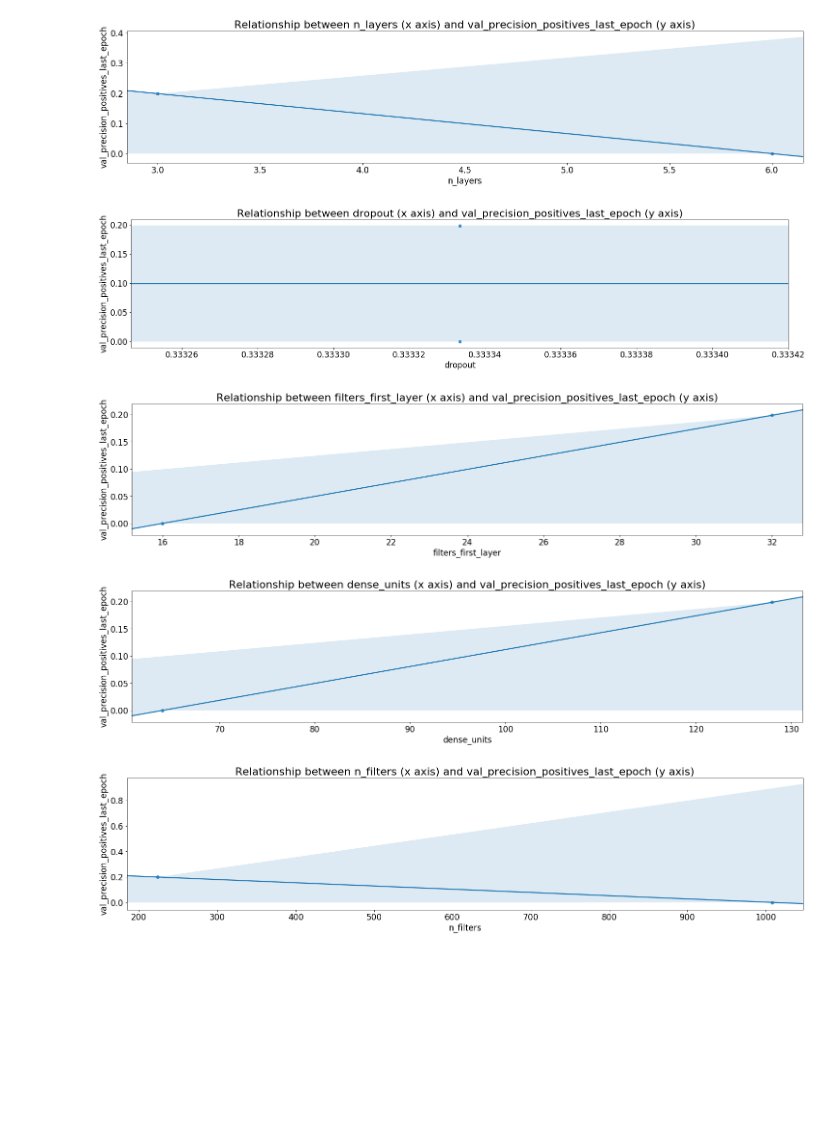
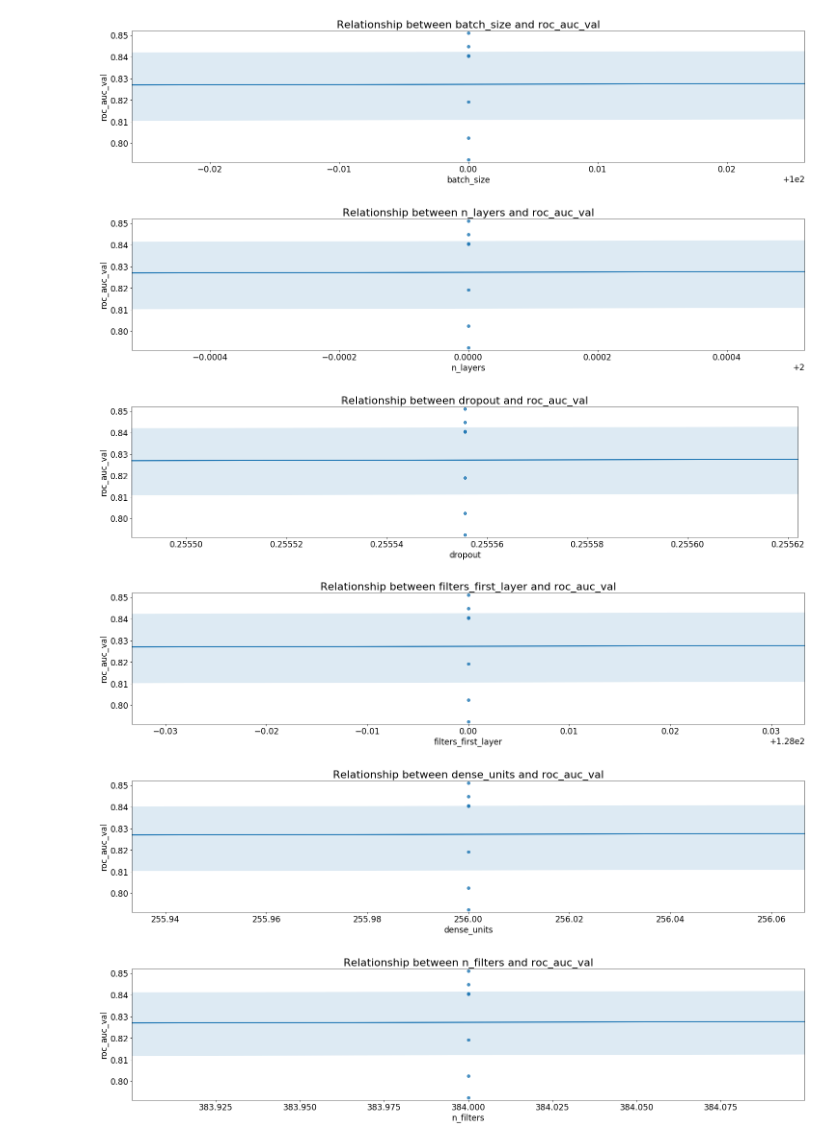
Before and after one commit to javiermas/building-damage, a Jupyter notebook: notebooks/TUTORIAL_04_viewing_experiments.ipynb, the cells around one changed output. Drawn from its saved outputs; the diff is of its cells as text; code cells hidden in the pictures; blank space fills up the shorter version.

```diff
--- a/notebooks/TUTORIAL_04_viewing_experiments.ipynb
+++ b/notebooks/TUTORIAL_04_viewing_experiments.ipynb
@@ -23,14 +27,19 @@ plt.rc('figure', titlesize=BIGGER_SIZE)  # fontsize of the figure title
 # %%
 EXPERIMENTS_PATH = '../logs/experiments/'
+FIRST_DATE = datetime(2019, 12, 1)
 experiment_files = [e for e in os.listdir(EXPERIMENTS_PATH) if 'experiment' in e]
 experiments = []
+cities = ['aleppo', 'damascus', 'daraa', 'idlib', 'homs', 'hama', 'raqqa']
 for experiment in experiment_files:
     with open(f'{EXPERIMENTS_PATH}/{experiment}', 'rb') as f:
         try:
-            _json = eval(json.load(f))
+            _json = json.load(f).replace('nan', '"nan"').replace('ResourceExhaustedError()', '"exhausted"')
+            _json = eval(_json)#)
             _json['name'] = experiment
             if experiment != experiment:
                 print(_json)
+            for city in cities:
+                _json[f'contains_{city}'] = city in _json['features']
             experiments.append(_json)
         except Exception as e:
             print(f'Problem loading file {experiment}')
@@ -38,28 +47,25 @@ for experiment in experiment_files:
 
 experiments = pd.DataFrame(experiments)
 experiments['datetime'] = experiments['name'].apply(lambda x: datetime.fromtimestamp(int(x.split('_')[1].split('.')[0])))
-time_of_interest = datetime(2019, 6, 25, 0)
-experiments = experiments.loc[experiments['datetime'] >= time_of_interest]
+experiments = experiments.loc[experiments['datetime'] >= FIRST_DATE]
 experiments = experiments.set_index('datetime')
-columns_to_mean = ['loss', 'precision_positives', 'precision_negatives', 'recall_positives', 'recall_negatives']
-for col in columns_to_mean:
-    experiments[f'{col}_last_epoch'] = experiments[col].apply(lambda x: np.nan if isinstance(x, float) else x[-1])
-    experiments[f'val_{col}_last_epoch'] = experiments[f'val_{col}'].apply(lambda x: np.nan if isinstance(x, float) else x[-1])
+#columns_to_mean = ['loss', 'precision_positives', 'precision_negatives', 'recall_positives', 'recall_negatives']
+#for col in columns_to_mean:
+#    experiments[f'{col}_last_epoch'] = experiments[col].apply(lambda x: np.nan if isinstance(x, float) else x[-1])
+#    experiments[f'val_{col}_last_epoch'] = experiments[f'val_{col}'].apply(lambda x: np.nan if isinstance(x, float) else x[-1])
 
 spaces = pd.DataFrame(experiments['space'].tolist(), index=experiments.index)
-experiments = experiments.join(spaces)
-
+experiments = experiments.join(spaces).sort_index(ascending=False)
+experiments = experiments.loc[experiments['epochs'] > 1] # In case some test experiments went through
 #experiments['class_weight'] = experiments['class_weight'].apply(lambda x: x[1])
 experiments['n_layers'] = experiments['convolutional_layers'].apply(len)
 experiments['dropout'] = experiments['convolutional_layers'].apply(lambda x: x[0]['dropout'] if x else np.nan)
 experiments['filters_first_layer'] = experiments['convolutional_layers'].apply(lambda x: x[0]['filters'] if x else np.nan)
 experiments['n_filters'] = experiments['convolutional_layers'].apply(lambda x: sum(layer['filters'] for layer in x))
 experiments['activation'] = experiments['convolutional_layers'].apply(lambda x: x[0]['activation'] if x else np.nan)
-if 'log' in experiments:
-    experiments = experiments.loc[experiments['log'].isnull()]
-experiments = experiments.loc[experiments['model'] == "<class 'damage.models.cnn.CNN'>"]
-metrics = [m for m in experiments if 'last_epoch' in m]
-experiments = experiments.loc[experiments['features'] == 'example_daraa.p']
+experiments['weight_1'] = experiments['class_weight'].apply(lambda x: x[1])
+#experiments = experiments.loc[experiments['model'] == "<class 'damage.models.cnn.CNN'>"]
+metrics = ['recall_val', 'roc_auc_val', 'precision_val']
 print(experiments.shape)
 experiments.head()
 # %% [output]
@@ -163,9 +150,11 @@ Name: 2019-07-23 16:50:02, dtype: object
 # %%
-parameters = ['epochs', 'learning_rate', 'batch_size', 'n_layers', 'dropout', 'filters_first_layer', 'dense_units', 'n_filters']
-metric = 'val_precision_positives_last_epoch'
+parameters = ['weight_1', 'epochs', 'learning_rate', 'batch_size', 'n_layers',
+              'dropout', 'filters_first_layer', 'dense_units', 'n_filters']
+metric = 'roc_auc_val'
 for parameter in parameters:
     fig, ax = plt.subplots(figsize=(25, 5))
     _experiments = experiments[[parameter, metric]].dropna()
-    sns.regplot(_experiments[parameter], _experiments[metric])
-    ax.set_title(f'Relationship between {parameter} (x axis) and {metric} (y axis)')
+    sns.regplot(_experiments[parameter], _experiments[metric], order=3)
+    ax.set_ylim(_experiments[metric].min()-0.001, _experiments[metric].max()+0.001)
+    ax.set_title(f'Relationship between {parameter} and {metric}')
 # %% [output]
@@ -175,5 +164,6 @@ for parameter in parameters:
-[figure, old version]
+[figure, new version]
-[figure, old version]
+[figure, new version]
-[figure, old version]
+[figure, new version]
-[figure, old version]
+[figure, new version]
-[figure, old version]
+[figure, new version]
+[figure, added]
```
Also changed, not shown: parts of 26 cells of this notebook, 7 other files.
